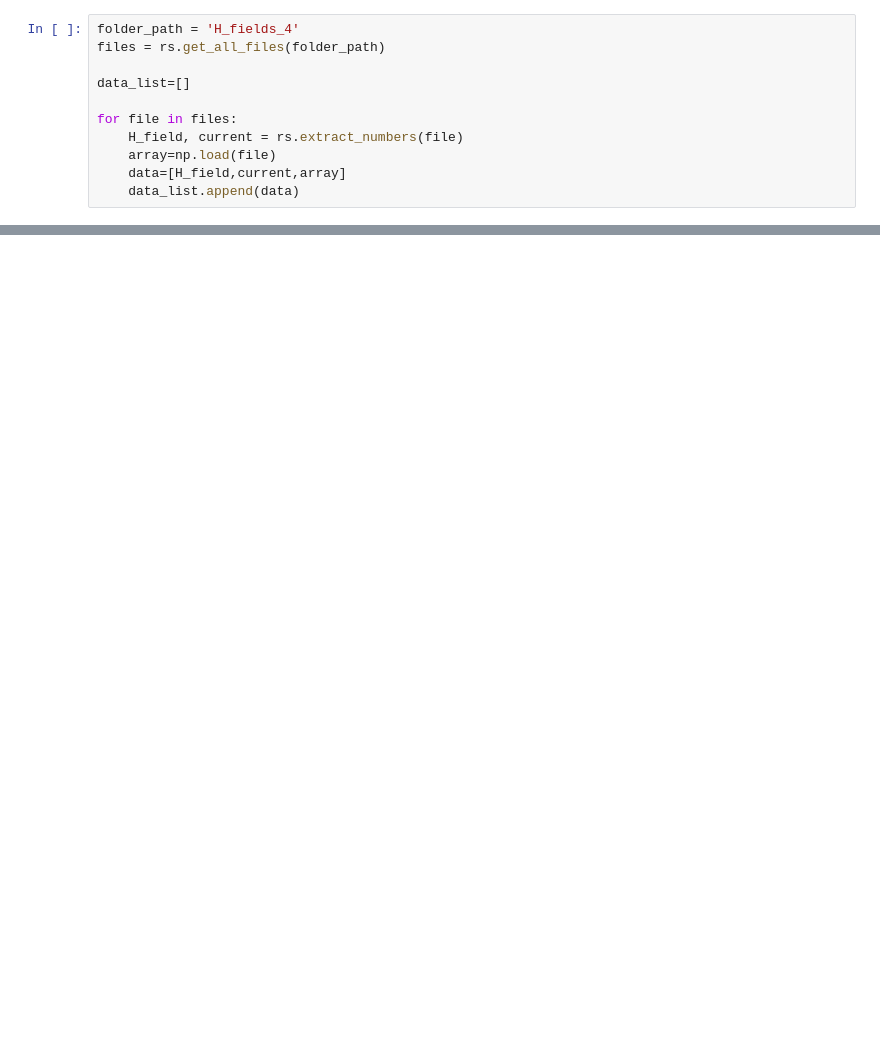
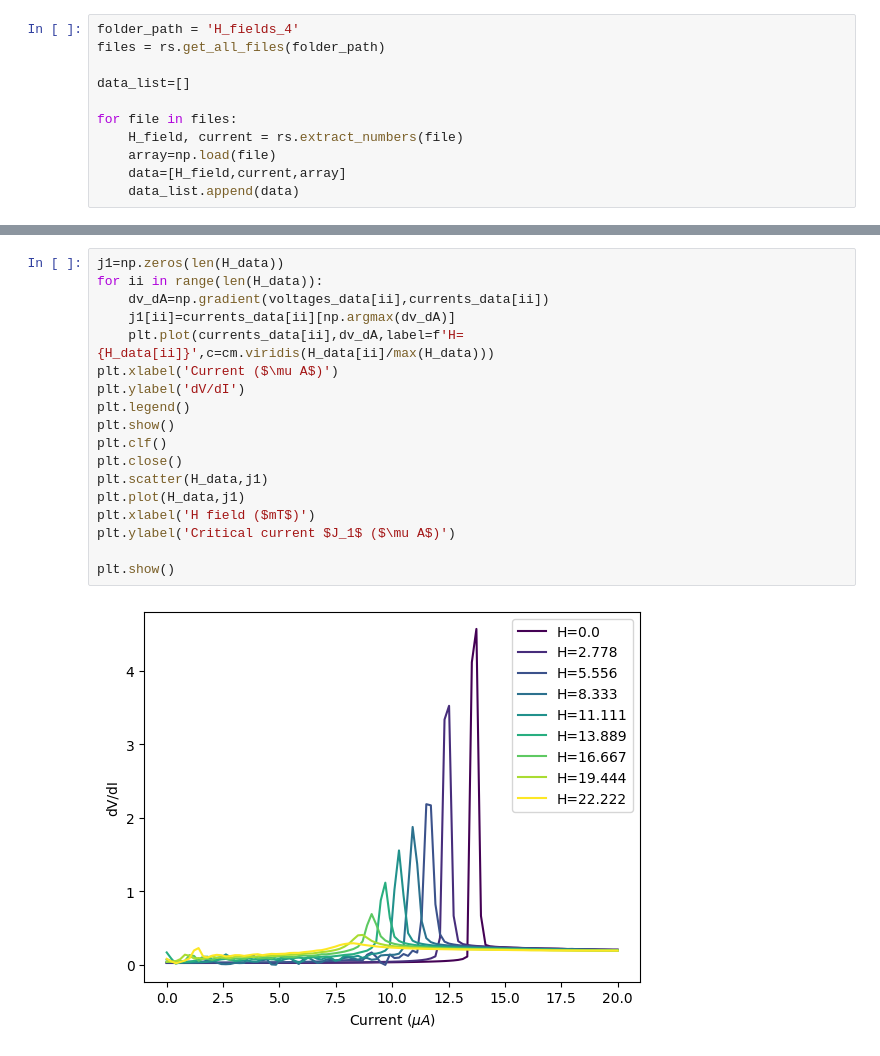
Before and after one commit to nick0413/TDGL_simulation, a Jupyter notebook: H_run.ipynb, the cells around one changed output, grey strips where cells are left out. Cells and saved outputs as stored; diff of their text form; blank space fills up the shorter version.

```diff
--- a/H_run.ipynb
+++ b/H_run.ipynb
@@ -155,0 +194,20 @@ plt.legend()
+# %%
+j1=np.zeros(len(H_data))
+for ii in range(len(H_data)):
+	dv_dA=np.gradient(voltages_data[ii],currents_data[ii])
+	j1[ii]=currents_data[ii][np.argmax(dv_dA)]
+	plt.plot(currents_data[ii],dv_dA,label=f'H={H_data[ii]}',c=cm.viridis(H_data[ii]/max(H_data)))
+plt.xlabel('Current ($\mu A$)')
+plt.ylabel('dV/dI')
+plt.legend()
+plt.show()
+plt.clf()
+plt.close()
+plt.scatter(H_data,j1)
+plt.plot(H_data,j1)
+plt.xlabel('H field ($mT$)')
+plt.ylabel('Critical current $J_1$ ($\mu A$)')
+
+plt.show()
+# %% [output]
+[figure, added]
```
Also changed, not shown: parts of 11 cells of this notebook, 1 other file.
